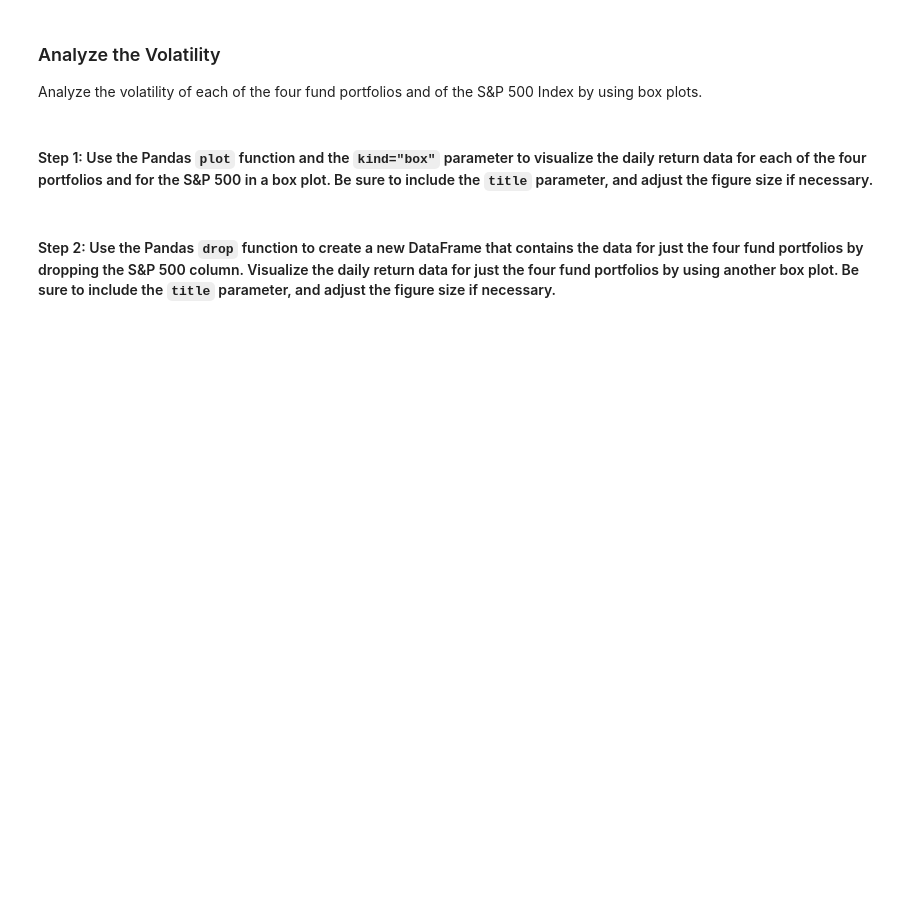
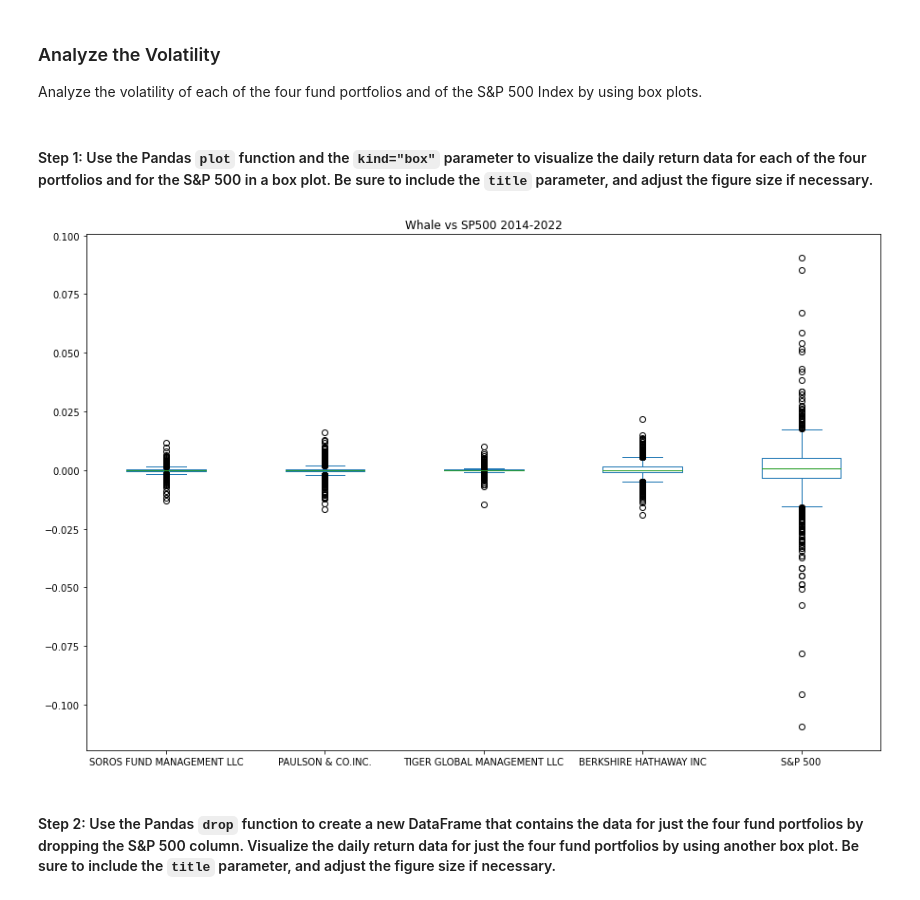
Before and after one commit to naomynaomy/module4challenge, a Jupyter notebook: Starter_Code/risk_return_analysis.ipynb, the cells around one changed output. Saved outputs shown, nothing was run; the diff lists cells and outputs as text; code cells hidden in the pictures; blank space fills up the shorter version.

```diff
--- a/Starter_Code/risk_return_analysis.ipynb
+++ b/Starter_Code/risk_return_analysis.ipynb
@@ -213,7 +213,9 @@ Analyze the volatility of each of the four fund portfolios and of the S&P 500 In
 # %%
 # Use the daily return data to create box plots to visualize the volatility of the 4 funds and the S&P 500
 # Include a title parameter and adjust the figure size
-# YOUR CODE HERE
+ax = whales_df_daily.plot(kind ="box",figsize = (15, 10), title = "Whale vs SP500 2014-2022")
+# %% [output]
+[figure, added]
 # %% [markdown]
 #### Step 2: Use the Pandas `drop` function to create a new DataFrame that contains the data for just the four fund portfolios by dropping the S&P 500 column. Visualize the daily return data for just the four fund portfolios by using another box plot. Be sure to include the `title` parameter, and adjust the figure size if necessary.
 # %%
```
Also changed, not shown: parts of 5 cells of this notebook.
